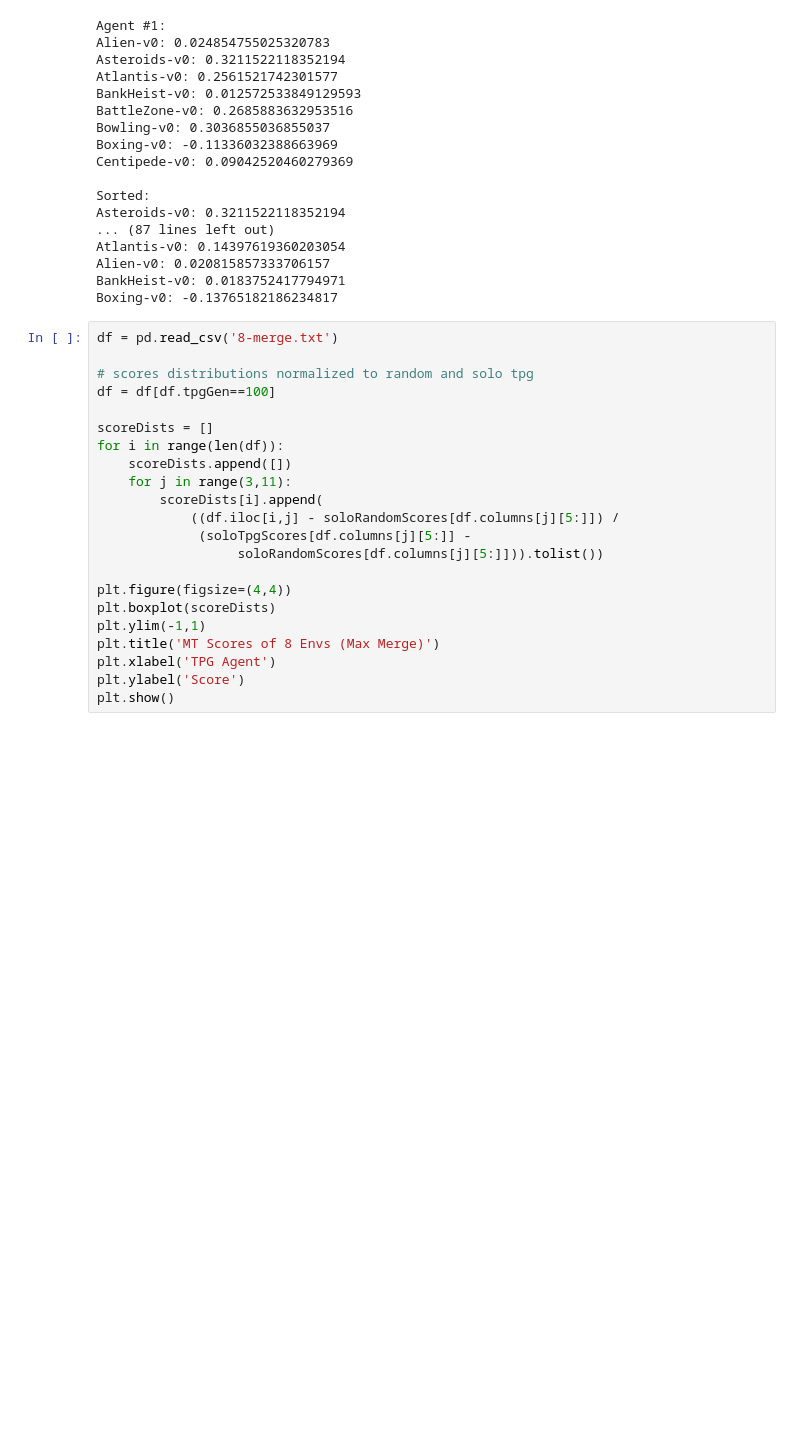
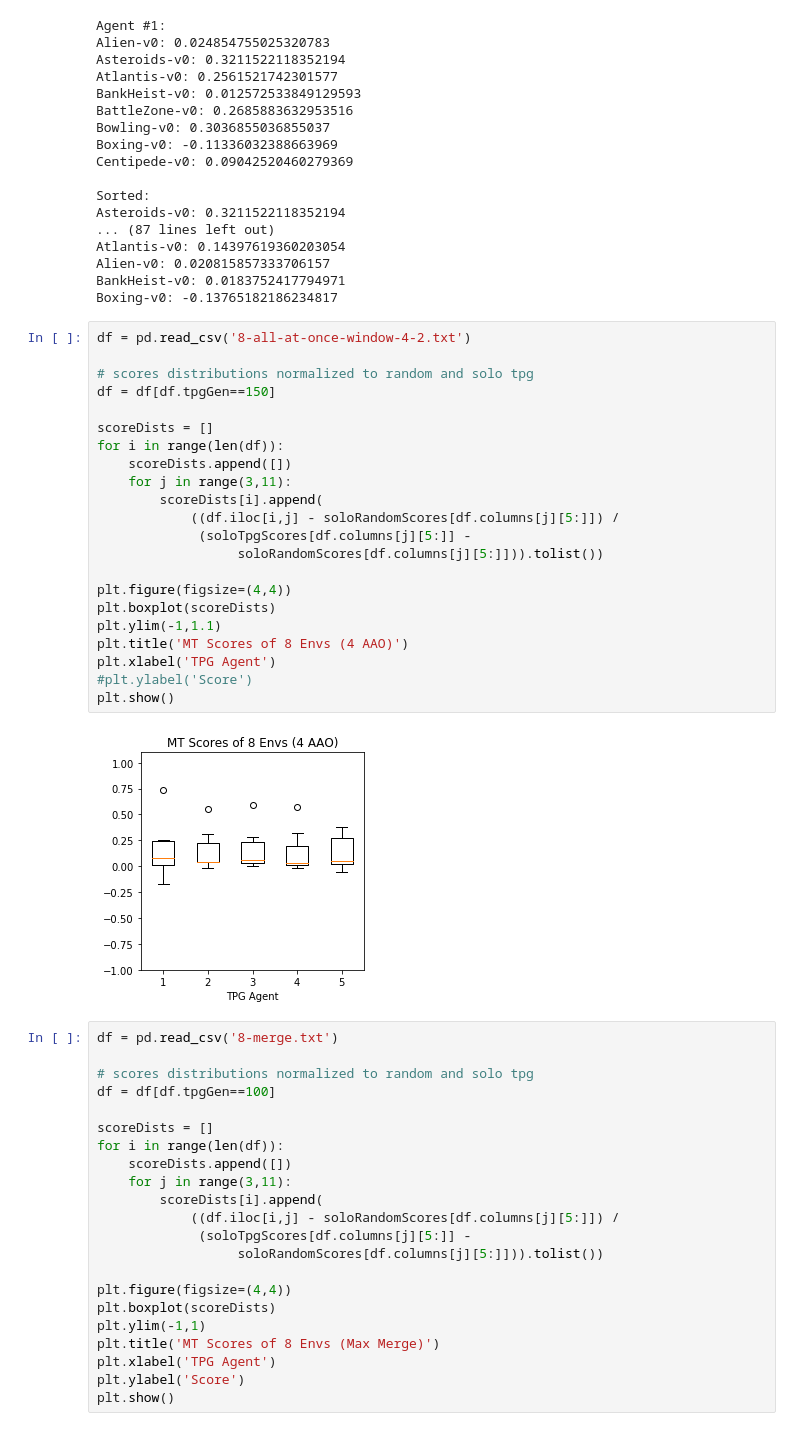
Before and after one commit to Ryan-Amaral/general-game-playing-tpg, a Jupyter notebook: champion-scores/champion-scores.ipynb, the cells around one changed output. Saved outputs shown, nothing was run; the diff lists cells and outputs as text; blank space fills up the shorter version.

```diff
--- a/champion-scores/champion-scores.ipynb
+++ b/champion-scores/champion-scores.ipynb
@@ -345,6 +345,30 @@ Atlantis-v0: 0.14397619360203054
 Alien-v0: 0.020815857333706157
 BankHeist-v0: 0.0183752417794971
 Boxing-v0: -0.13765182186234817
+# %%
+df = pd.read_csv('8-all-at-once-window-4-2.txt')
+
+# scores distributions normalized to random and solo tpg
+df = df[df.tpgGen==150]
+
+scoreDists = []
+for i in range(len(df)):
+    scoreDists.append([])
+    for j in range(3,11):
+        scoreDists[i].append(
+            ((df.iloc[i,j] - soloRandomScores[df.columns[j][5:]]) /
+             (soloTpgScores[df.columns[j][5:]] -
+                  soloRandomScores[df.columns[j][5:]])).tolist())
+
+plt.figure(figsize=(4,4))
+plt.boxplot(scoreDists)
+plt.ylim(-1,1.1)
+plt.title('MT Scores of 8 Envs (4 AAO)')
+plt.xlabel('TPG Agent')
+#plt.ylabel('Score')
+plt.show()
+# %% [output]
+[figure, added]
 # %%
 df = pd.read_csv('8-merge.txt')
 
```
Also changed, not shown: 7 other files.
